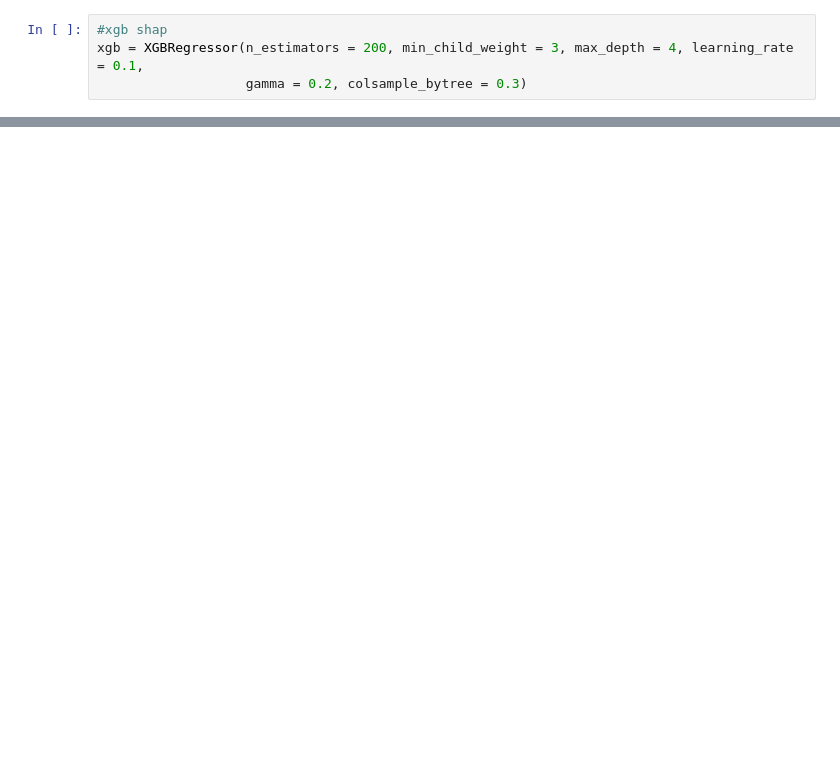
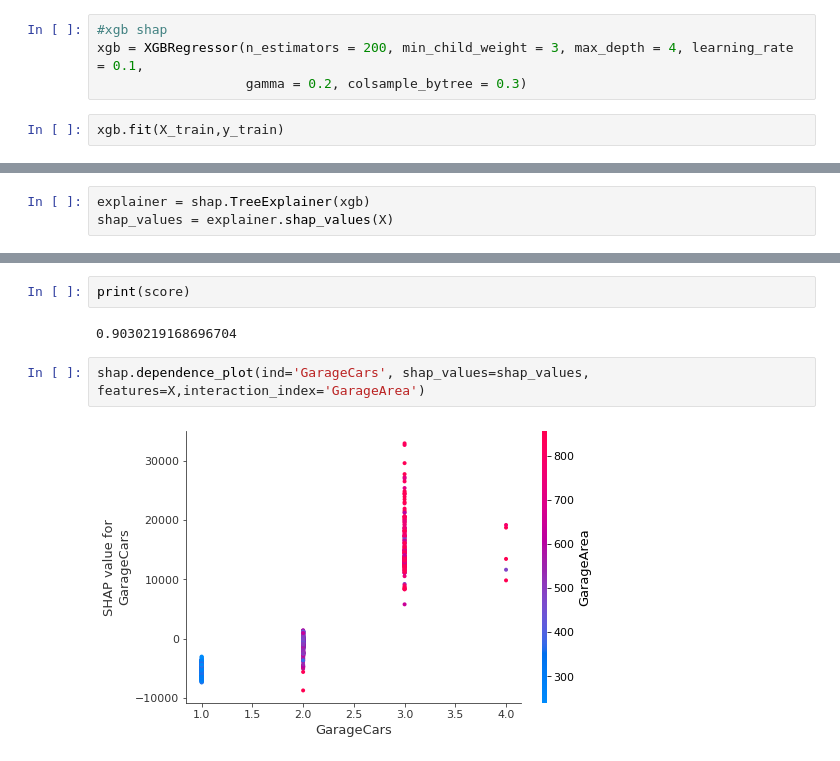
Before and after one commit to sperng/kaggle_house_prices, a Jupyter notebook: house_prices_competition.ipynb, the cells around one changed output, grey strips where cells are left out. Drawn from its saved outputs; the diff is of its cells as text; blank space fills up the shorter version.

Commit message:
process training dataset

```diff
--- a/house_prices_competition.ipynb
+++ b/house_prices_competition.ipynb
@@ -551,3 +565,5 @@ shap.summary_plot(shap_values, X)
 #xgb shap
 xgb = XGBRegressor(n_estimators = 200, min_child_weight = 3, max_depth = 4, learning_rate = 0.1,
                    gamma = 0.2, colsample_bytree = 0.3)
+# %%
+xgb.fit(X_train,y_train)
@@ -553,0 +581,3 @@ xgb = XGBRegressor(n_estimators = 200, min_child_weight = 3, max_depth = 4, lear
+# %%
+explainer = shap.TreeExplainer(xgb)
+shap_values = explainer.shap_values(X)
@@ -553,0 +588,8 @@ xgb = XGBRegressor(n_estimators = 200, min_child_weight = 3, max_depth = 4, lear
+# %%
+print(score)
+# %% [output]
+0.9030219168696704
+# %%
+shap.dependence_plot(ind='GarageCars', shap_values=shap_values, features=X,interaction_index='GarageArea')
+# %% [output]
+[figure, added]
```
Also changed, not shown: parts of 27 cells of this notebook.
